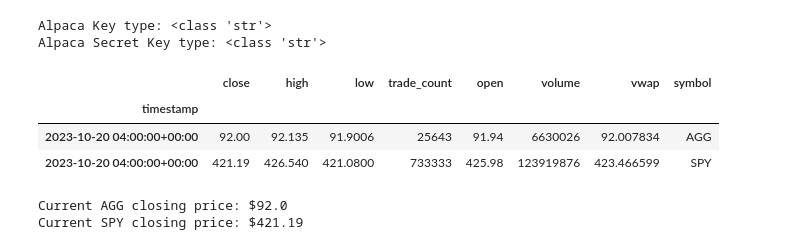
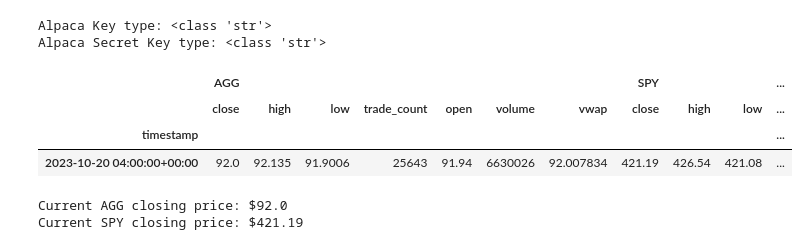
Before and after one commit to MontgomeryG/python-homework, a Jupyter notebook: Module 5 Challenge/Starter_Code/financial-planner.ipynb, the cells around one changed output. Cells and saved outputs as stored; diff of their text form; code cells hidden in the pictures.

```diff
--- a/Module 5 Challenge/Starter_Code/financial-planner.ipynb
+++ b/Module 5 Challenge/Starter_Code/financial-planner.ipynb
@@ -107,37 +107,45 @@ Alpaca Secret Key type: <class 'str'>
 today = pd.Timestamp("2023-10-20", tz="America/New_York").isoformat()
 
 
 # Set the tickers
 tickers = ["AGG", "SPY"]
 
 # Set timeframe to "1Day" for Alpaca API
 timeframe = "1Day"
 
 # Get current closing prices for SPY and AGG
 df_portfolio_equities = alpaca.get_bars(
     tickers,
     timeframe,
     start = today,
     end = today
 ).df
 
 # Display sample data
 df_portfolio_equities
 
+
+# Separate ticker data
+AGG = df_portfolio_equities[df_portfolio_equities['symbol']=='AGG'].drop('symbol', axis=1)
+SPY = df_portfolio_equities[df_portfolio_equities['symbol']=='SPY'].drop('symbol', axis=1)
+
+# Concatenate the ticker DataFrames
+combined_df = pd.concat([AGG, SPY],axis=1, keys=['AGG','SPY'])
+
 # Reorganize the DataFrame
 # Separate ticker data
 # YOUR CODE HERE!
 
 
 # Concatenate the ticker DataFrames
 # YOUR CODE HERE!
 
 # Preview DataFrame
-# YOUR CODE HERE!
+combined_df
 # %% [output]
-|  | close | high | low | trade_count | open | volume | vwap | symbol |
-| timestamp |  |  |  |  |  |  |  |  |
-| 2023-10-20 04:00:00+00:00 | 92.00 | 92.135 | 91.9006 | 25643 | 91.94 | 6630026 | 92.007834 | AGG |
-| 2023-10-20 04:00:00+00:00 | 421.19 | 426.540 | 421.0800 | 733333 | 425.98 | 123919876 | 423.466599 | SPY |
+|  | AGG |  |  |  |  |  |  | SPY |  |  | ... |
+|  | close | high | low | trade_count | open | volume | vwap | close | high | low | ... |
+| timestamp |  |  |  |  |  |  |  |  |  |  | ... |
+| 2023-10-20 04:00:00+00:00 | 92.0 | 92.135 | 91.9006 | 25643 | 91.94 | 6630026 | 92.007834 | 421.19 | 426.54 | 421.08 | ... |
 # %%
 # Pick AGG and SPY close prices
```
Also changed, not shown: parts of 9 cells of this notebook.
